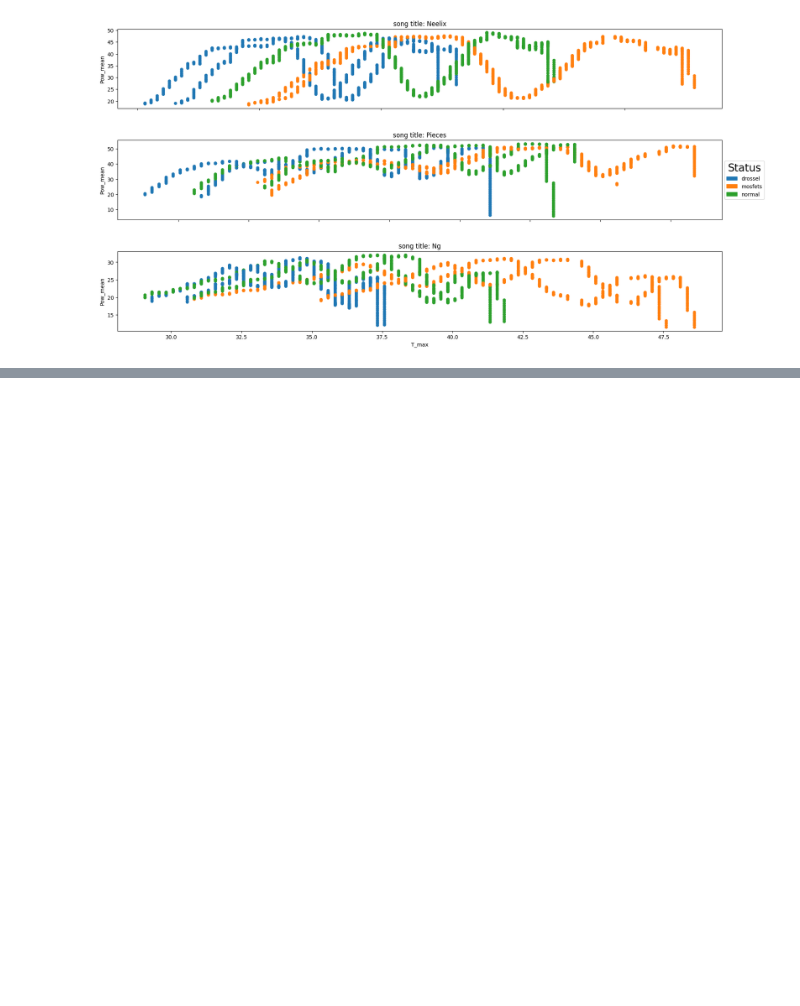
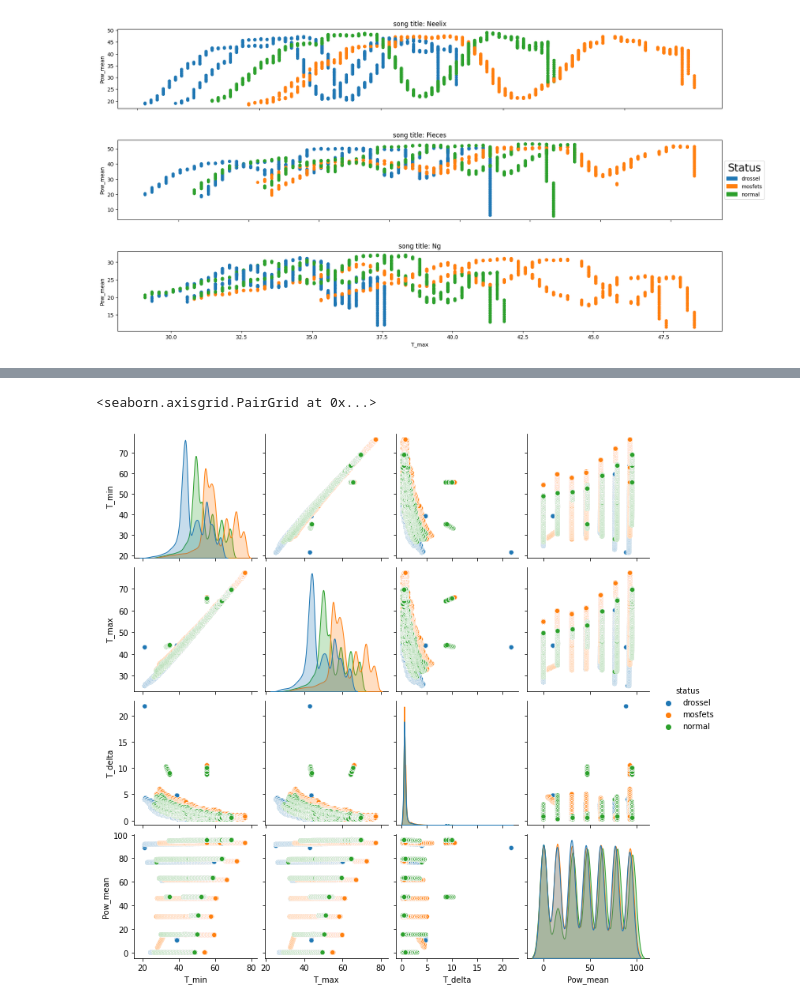
Before and after one commit to sandrosage/Monitoring_Converter_ML, a Jupyter notebook: converter_relevant_operations.ipynb, the cells around one changed output, grey strips where cells are left out. Drawn from its saved outputs; the diff is of its cells as text; code cells hidden in the pictures; blank space fills up the shorter version.

```diff
--- a/converter_relevant_operations.ipynb
+++ b/converter_relevant_operations.ipynb
@@ -113,3 +113,6 @@ for element in os.listdir(path):
         merged_subset_df = pd.concat([merged_subset_df, Dataframe_processing.make_subsets(df,5000, zw_erg, 100, song_title=None)], ignore_index=True)
 
 merged_subset_df.to_csv("static_merged_data.csv", index = None)
+# %%
+df_static = pd.read_csv("static_merged_data.csv")
+df_static.head()
@@ -115,0 +126,7 @@ merged_subset_df.to_csv("static_merged_data.csv", index = None)
+# %%
+import seaborn as sns
+
+sns.pairplot(data=df_static, hue="status")
+# %% [output]
+<seaborn.axisgrid.PairGrid at 0x...>
+[figure, added]
```
Also changed, not shown: parts of 1 cell of this notebook, 1 other file.
